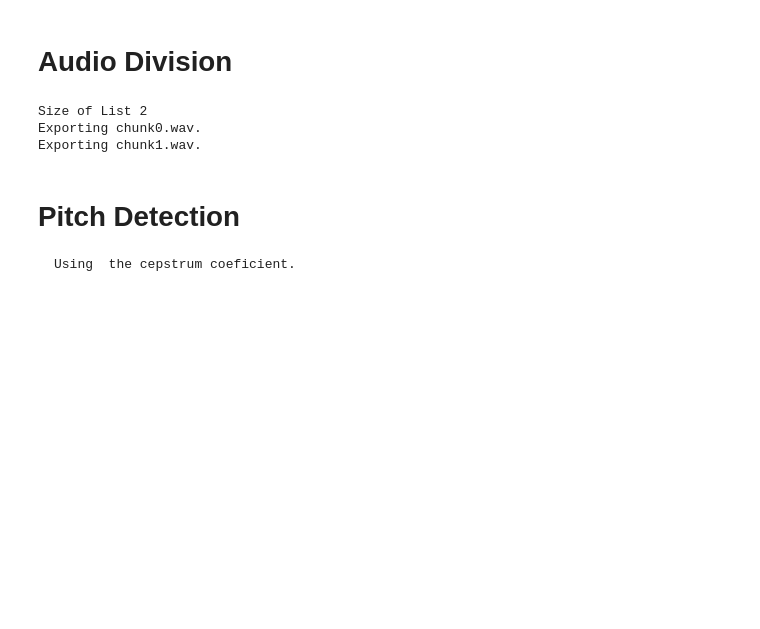
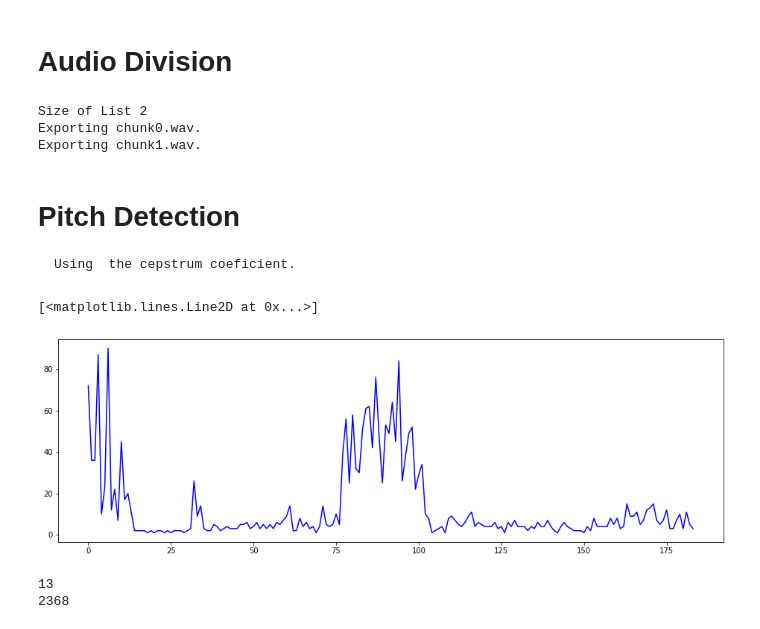
Before and after one commit to JoaquinDillen/PDS_TP, a Jupyter notebook: Pitch_ID.ipynb, the cells around one changed output. Cells and saved outputs as stored; diff of their text form; code cells hidden in the pictures; blank space fills up the shorter version.

```diff
--- a/Pitch_ID.ipynb
+++ b/Pitch_ID.ipynb
@@ -158,6 +152,20 @@ def real_cepstrum(x, n=None):
     ceps = np.fft.ifft(np.log(spectrum))
 
     return ceps, spectrum
+# %%
+#Zero Crossing Rate
+
+def ZCR(samples, frameSize, overlap):
+    wlen = len(samples)
+    step = frameSize - overlap
+    frameNum = math.ceil(wlen/step)
+    zcr = np.zeros((frameNum,1))
+    for i in range(frameNum):
+        curFrame = samples[np.arange(i*step,min(i*step+frameSize,wlen))]
+        #To avoid DC bias, usually we need to perform mean substraction on each frame
+        curFrame = curFrame - np.mean(curFrame) #Zero-Justified
+        zcr[i] = sum(curFrame[0:-1]*curFrame[1::]<=0)
+    return zcr
 # %%
 import numpy as np
 import matplotlib.pyplot as plt
@@ -168,8 +176,34 @@ samples = np.array(samples)
 #id_filename = 'audio/data/chunk0.wav'
 #fs, id_audio = read(id_filename)
 
+#Calculate Cepstrung and Power Spectrum
 ceps, spec = real_cepstrum(samples, n=None)
 N = samples.shape[0]
+
+#Calculate Zero Cross Rate
+frameSize = 256
+overlap = 0
+zcr = ZCR(samples, frameSize, overlap)
+# %%
+#Graphic the samples
+plt.rcParams['figure.figsize'] = 16,5
+plot(zcr,'b')
+# %% [output]
+[<matplotlib.lines.Line2D at 0x...>]
+[figure, added]
+# %%
+a = 0
+for x in zcr:
+    a+= x
+
+b = round(a[0])
+
+print(round(np.average(zcr)))
+
+print(b)
+# %% [output]
+13
+2368
 # %%
 #Power Specturm
 power_spec = np.abs(spec[:N//2])**2
```
Also changed, not shown: parts of 9 cells of this notebook, 6 other files.
